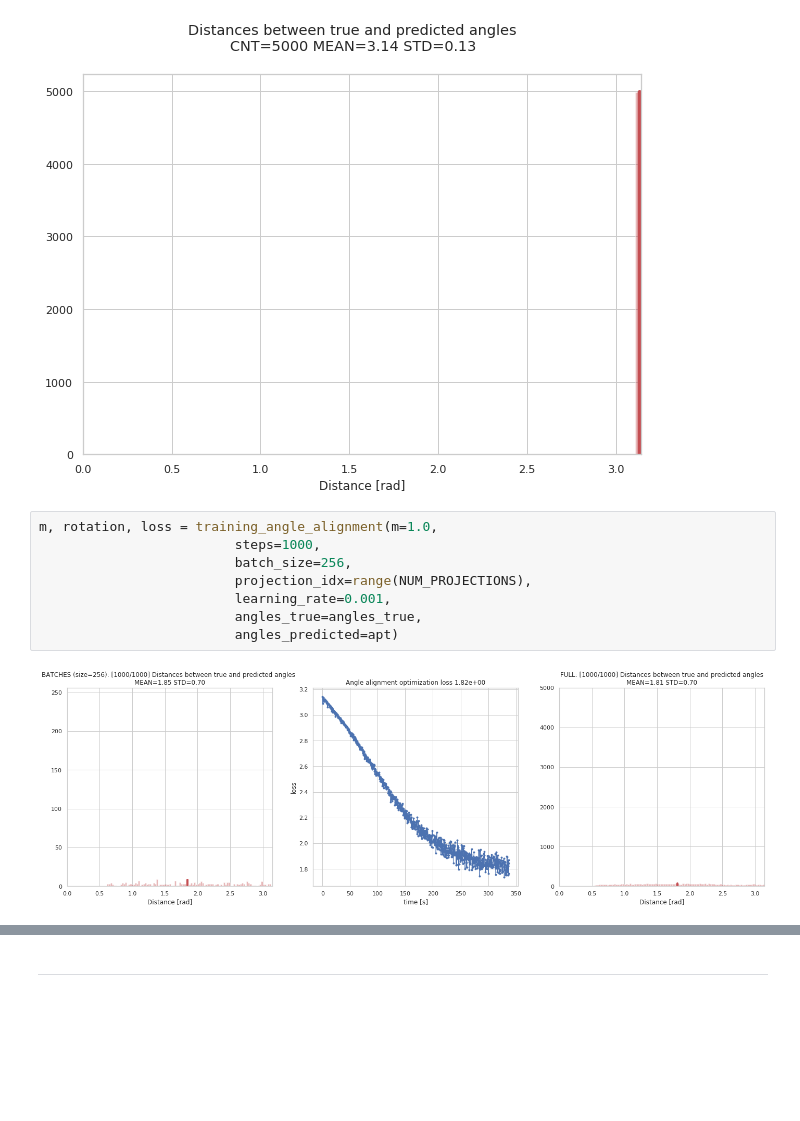
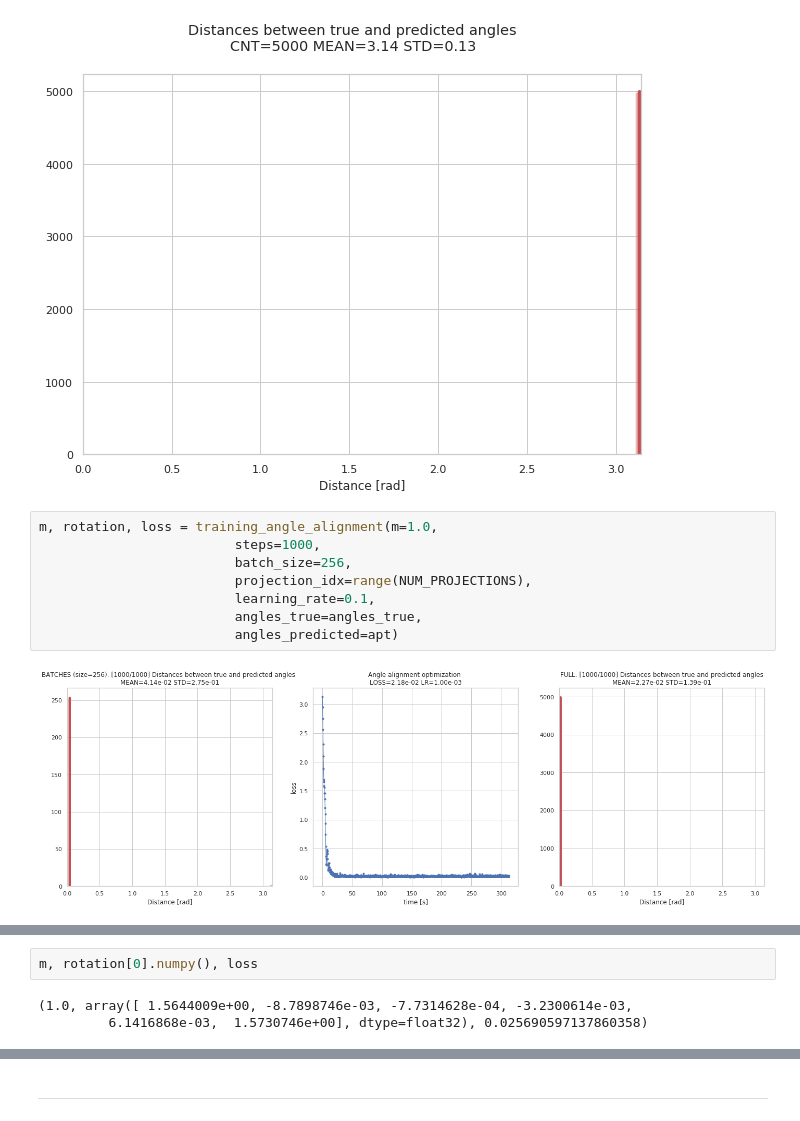
Before and after one commit to JelenaBanjac/protein-reconstruction, a Jupyter notebook: notebooks/1-phase1/angle_alignment_Quaternions_test_rotations.ipynb, the cells around one changed output, grey strips where cells are left out. Saved outputs shown, nothing was run; the diff lists cells and outputs as text; blank space fills up the shorter version.

```diff
--- a/notebooks/1-phase1/angle_alignment_Quaternions_test_rotations.ipynb
+++ b/notebooks/1-phase1/angle_alignment_Quaternions_test_rotations.ipynb
@@ -407,10 +414,10 @@ plot_distances_count(apt, angles_true);
 # %%
 m, rotation, loss = training_angle_alignment(m=1.0,
                          steps=1000,
                          batch_size=256,
                          projection_idx=range(NUM_PROJECTIONS),
-                         learning_rate=0.001,
+                         learning_rate=0.1,
                          angles_true=angles_true,
                          angles_predicted=apt)
 # %% [output]
-[figure, old version]
+[figure, new version]
@@ -427,3 +434,8 @@ step 1000/1000 (340s): loss = 1.83e+00
+# %%
+m, rotation[0].numpy(), loss
+# %% [output]
+(1.0, array([ 1.5644009e+00, -8.7898746e-03, -7.7314628e-04, -3.2300614e-03,
+         6.1416868e-03,  1.5730746e+00], dtype=float32), 0.025690597137860358)
 # %%
 # trying to recover when the 1st angle is rotated by pi (10K steps)
 mat = update_angles(m, rotation, apt)
```
Also changed, not shown: parts of 14 cells of this notebook, 1 other file.
